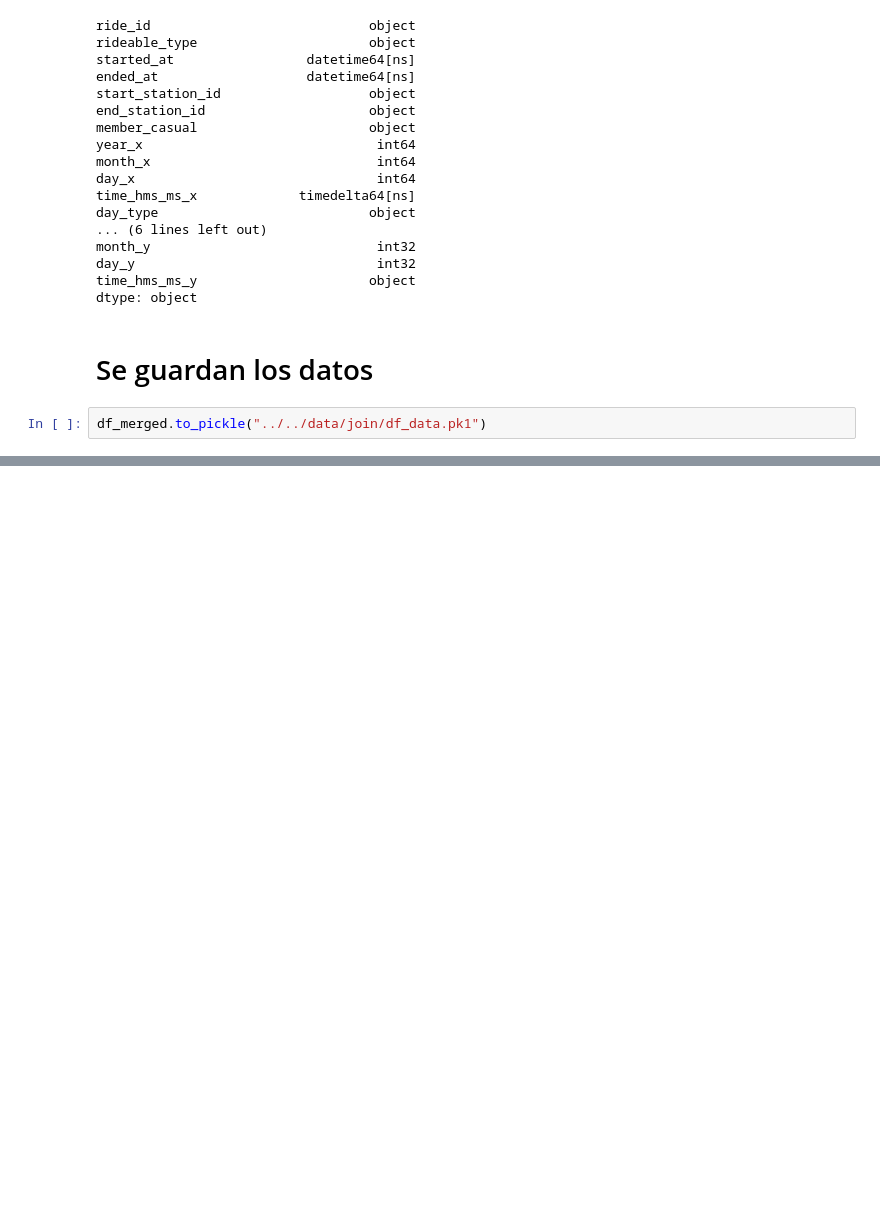
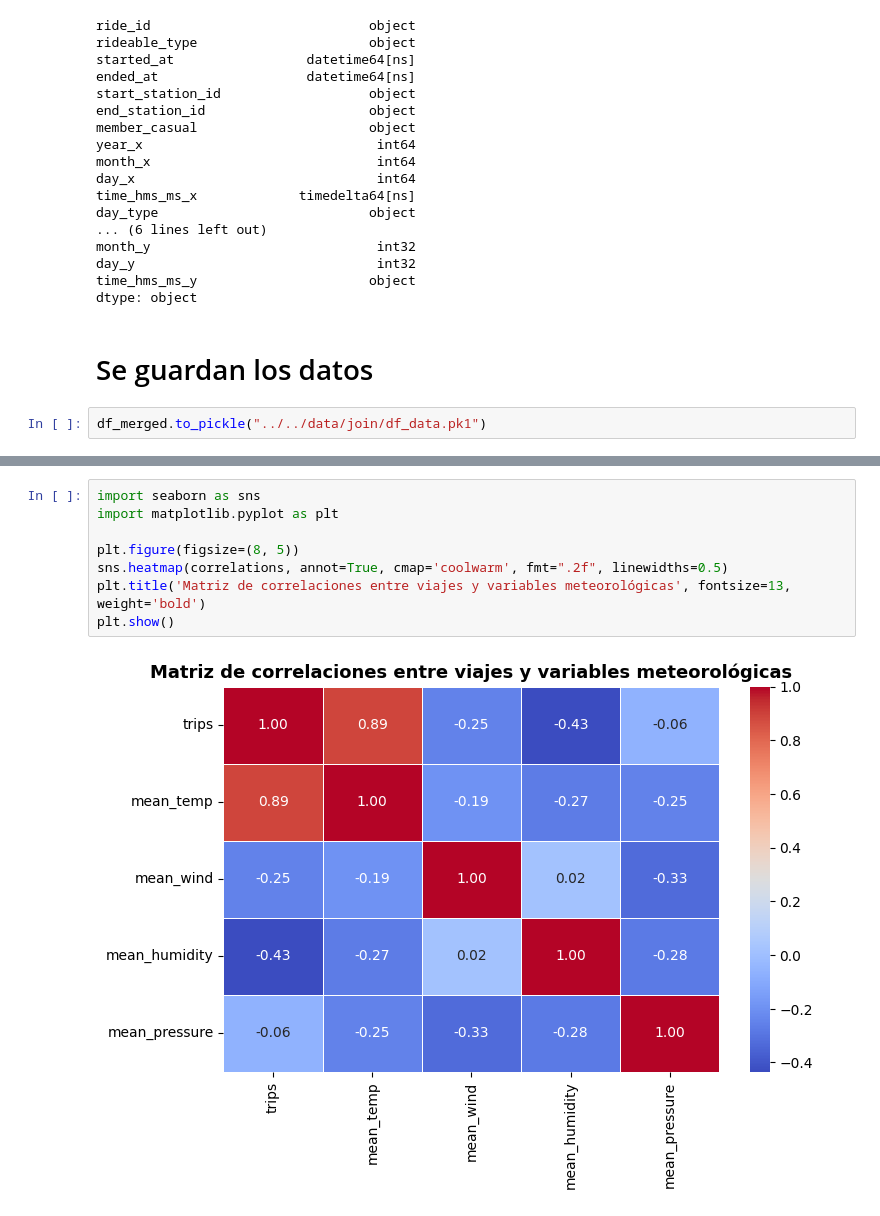
Before and after one commit to cavero00/bicycles_use_predictor, a Jupyter notebook: preprocesingScripts/join/join_data.ipynb, the cells around one changed output, grey strips where cells are left out. Drawn from its saved outputs; the diff is of its cells as text; blank space fills up the shorter version.

```diff
--- a/preprocesingScripts/join/join_data.ipynb
+++ b/preprocesingScripts/join/join_data.ipynb
@@ -148,0 +223,10 @@ df_merged.to_pickle("../../data/join/df_data.pk1")
+# %%
+import seaborn as sns
+import matplotlib.pyplot as plt
+
+plt.figure(figsize=(8, 5))
+sns.heatmap(correlations, annot=True, cmap='coolwarm', fmt=".2f", linewidths=0.5)
+plt.title('Matriz de correlaciones entre viajes y variables meteorológicas', fontsize=13, weight='bold')
+plt.show()
+# %% [output]
+[figure, added]
```
Also changed, not shown: parts of 16 cells of this notebook, 3 other files.
